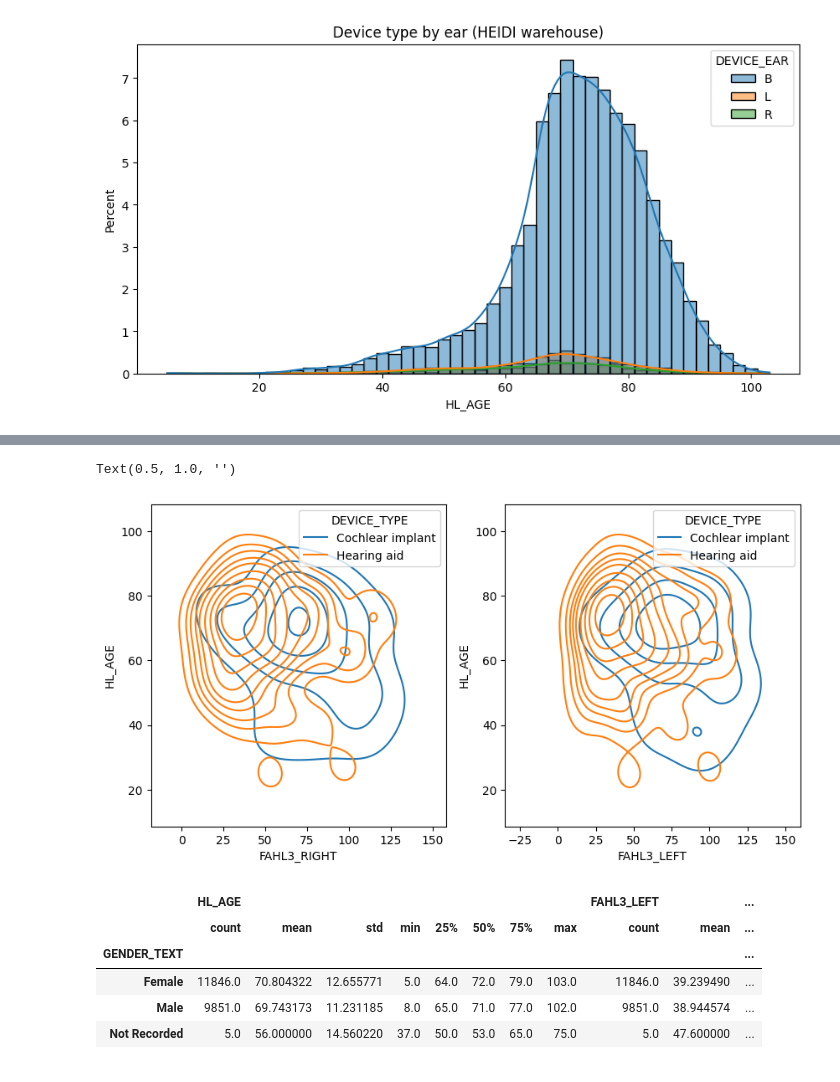
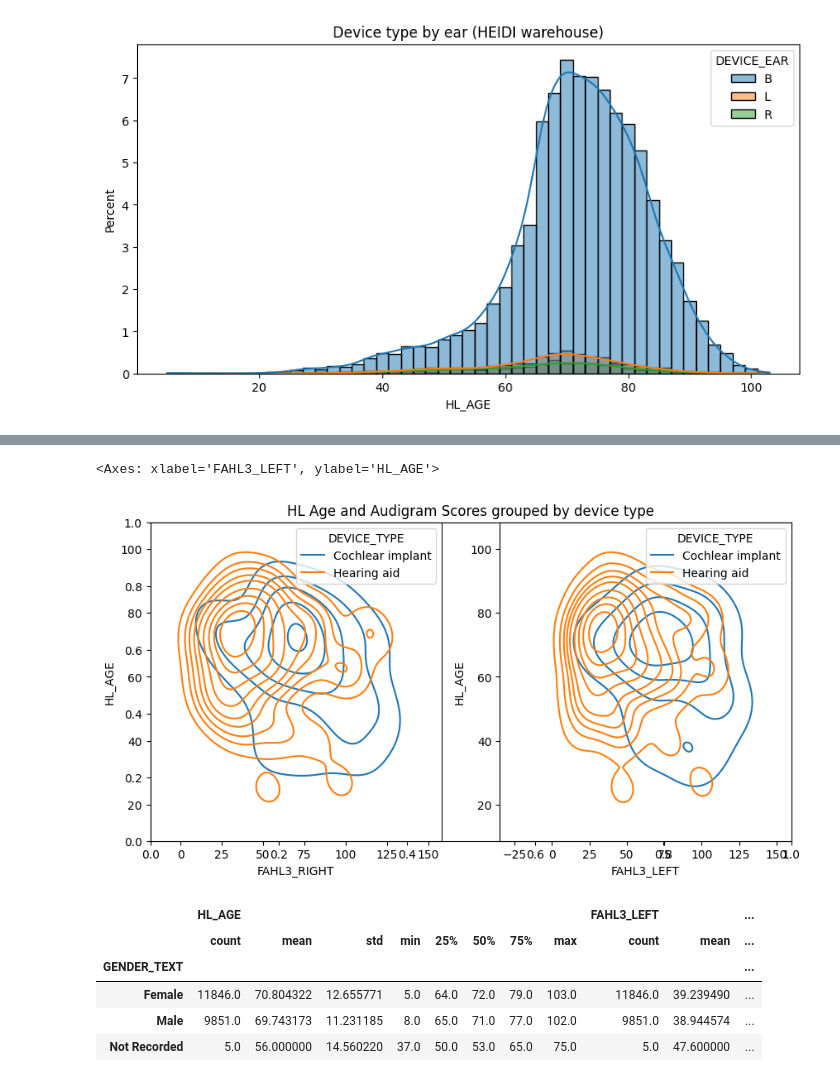
Before and after one commit to marianocabezas/hearing, a Jupyter notebook: audiogram_device_analysis.ipynb, the cells around one changed output, grey strips where cells are left out. Drawn from its saved outputs; the diff is of its cells as text; code cells hidden in the pictures.

```diff
--- a/audiogram_device_analysis.ipynb
+++ b/audiogram_device_analysis.ipynb
@@ -8,3 +9,5 @@ import scipy
+# %%
+data_dir = "/Users/z5116060/Desktop/GitProjects/hearing/data"
 # %% [markdown]
 # Warehouse data (linked with Hearing Australia audiometry)
 
@@ -116,12 +84,14 @@ Text(0.5, 1.0, '')
 # %%
+# 6 HL Age and Audigram Scores grouped by device type
+patron_hl_data = pd.read_csv(os.path.join(data_dir,'audiogram_HL_demographics.csv'))
 plt.figure(figsize=(10, 5))
+plt.title('HL Age and Audigram Scores grouped by device type')
 plt.subplot(1, 2, 1)
 sn.kdeplot(data=patron_hl_data, x='FAHL3_RIGHT', y='HL_AGE', hue='DEVICE_TYPE')
 plt.title('')
 plt.subplot(1, 2, 2)
 sn.kdeplot(data=patron_hl_data, x='FAHL3_LEFT', y='HL_AGE', hue='DEVICE_TYPE')
-plt.title('')
 # %% [output]
-Text(0.5, 1.0, '')
+<Axes: xlabel='FAHL3_LEFT', ylabel='HL_AGE'>
-[figure, old version]
+[figure, new version]
 # %%
```
Also changed, not shown: parts of 20 cells of this notebook, 26 other files.
